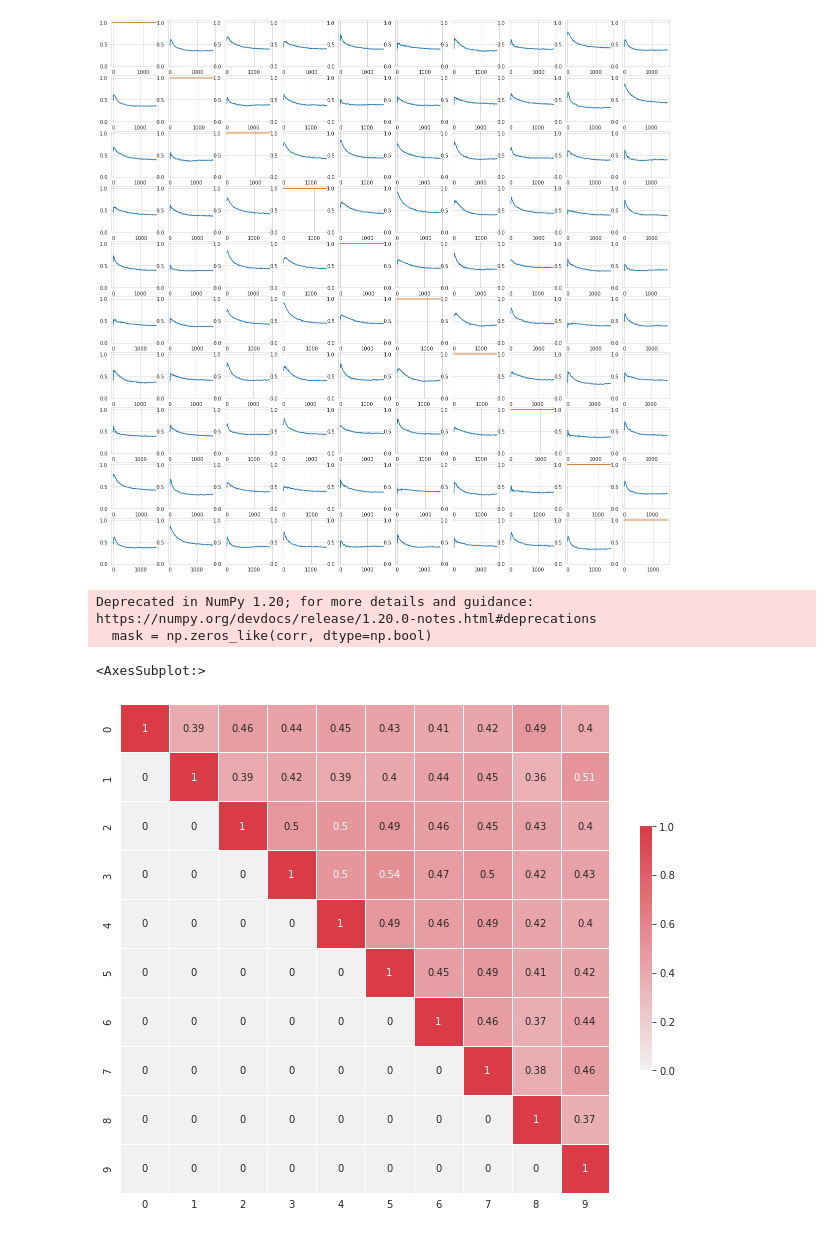
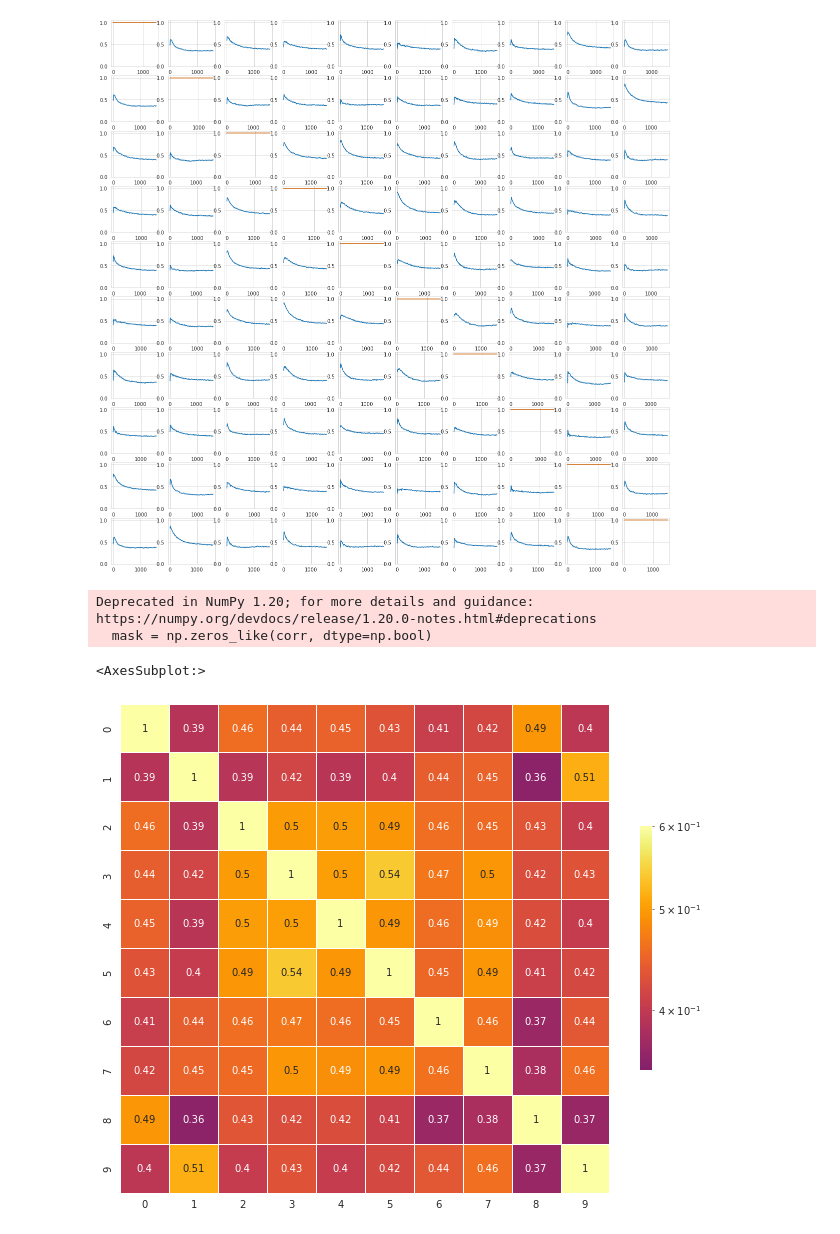
Before and after one commit to a-cowlagi/encoding-structures-of-neural-representations, a Jupyter notebook: notebooks/Overlap vs Alignment.ipynb, the cells around one changed output. Drawn from its saved outputs; the diff is of its cells as text; code cells hidden in the pictures.

Commit message:
fixed plots

```diff
--- a/notebooks/Overlap vs Alignment.ipynb
+++ b/notebooks/Overlap vs Alignment.ipynb
@@ -122,22 +122,23 @@ for i in range(10):
 # %% [output]
 [figure]
 # %%
-corr = average_diff
+import matplotlib.colors as colors
+corr = average_diff + average_diff.T - np.diag(np.diag(average_diff))
 # Generate a mask for the upper triangle
 mask = np.zeros_like(corr, dtype=np.bool)
-mask[np.triu_indices_from(mask)] = True
+mask[np.tril_indices_from(mask)] = True
 
 # Set up the matplotlib figure
 f, ax = plt.subplots(figsize=(11, 9))
 
 # Generate a custom diverging colormap
 cmap = sns.diverging_palette(200, 10, as_cmap=True)
 
 # Draw the heatmap with the mask and correct aspect ratio
-sns.heatmap(corr, mask=None, vmax=1, vmin = 0, center=0,
-            annot = True, square=True, linewidths=.5, cmap = cmap, cbar_kws={"shrink": .5})
+sns.heatmap(corr, center=0.5,
+            annot = True, square=True, linewidths=.5, norm=colors.LogNorm(vmin=0.35, vmax=0.6), cmap = "inferno", cbar_kws={"shrink": .5})
 # %% [output]
 Deprecated in NumPy 1.20; for more details and guidance: https://numpy.org/devdocs/release/1.20.0-notes.html#deprecations
   mask = np.zeros_like(corr, dtype=np.bool)
 <AxesSubplot:>
-[figure, old version]
+[figure, new version]
```
Also changed, not shown: parts of 1 cell of this notebook.
